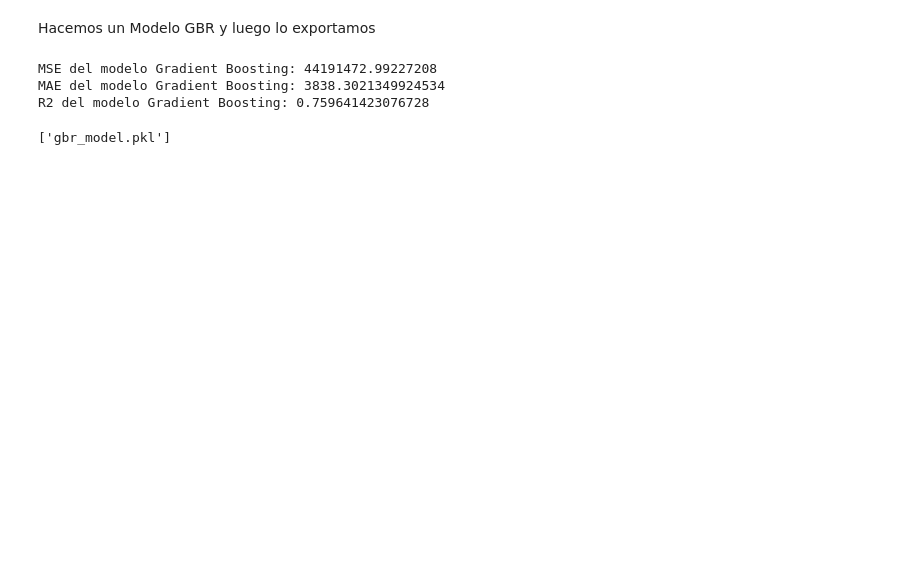
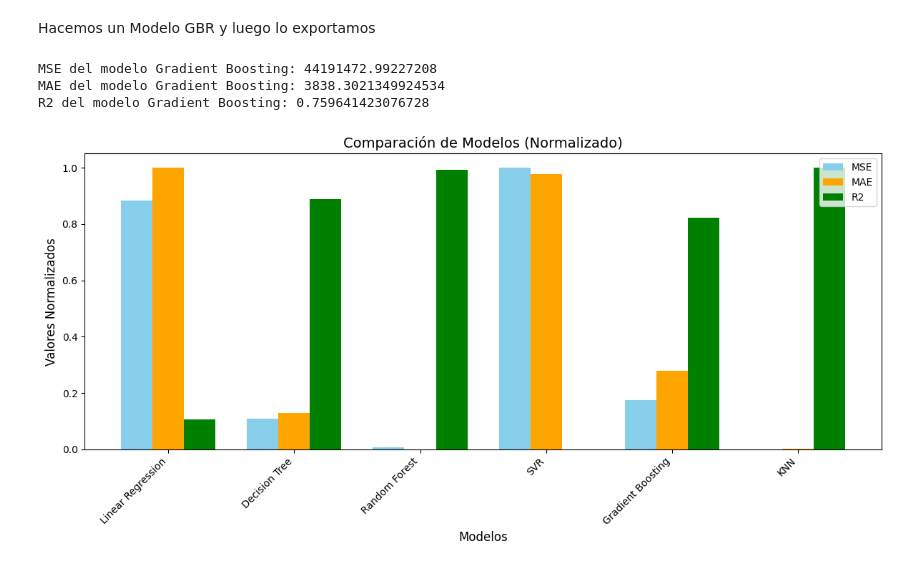
Before and after one commit to SergioChalela/Predicciones-Aguacates, a Jupyter notebook: notebooks/Entrenamiento_Evaluacion_supervisados.ipynb, the cells around one changed output. Cells and saved outputs as stored; diff of their text form; code cells hidden in the pictures; blank space fills up the shorter version.

```diff
--- a/notebooks/Entrenamiento_Evaluacion_supervisados.ipynb
+++ b/notebooks/Entrenamiento_Evaluacion_supervisados.ipynb
@@ -291,6 +285,49 @@ MSE del modelo Gradient Boosting: 44191472.99227208
 MAE del modelo Gradient Boosting: 3838.3021349924534
 R2 del modelo Gradient Boosting: 0.759641423076728
 # %%
-joblib.dump(gbr_model, 'gbr_model.pkl')
+#joblib.dump(gbr_model, 'gbr_model.pkl')
-# %% [output]
-['gbr_model.pkl']
+# %%
+from sklearn.preprocessing import MinMaxScaler
+import pandas as pd
+import matplotlib.pyplot as plt
+import numpy as np
+
+# Crear DataFrame con los resultados
+data = {
+    "Modelo": ["Linear Regression", "Decision Tree", "Random Forest", "SVR", "Gradient Boosting", "KNN"],
+    "MSE": [1.459835e+08, 3.465842e+07, 1.999450e+07, 1.628228e+08, 4.419147e+07, 1.891922e+07],
+    "MAE": [7661.27, 3043.86, 2354.22, 7542.50, 3838.30, 2368.78],
+    "R2": [0.205992, 0.811492, 0.891249, 0.123301, 0.759641, 0.897098]
+}
+
+df_results = pd.DataFrame(data)
+
+# Normalizar métricas
+scaler = MinMaxScaler()
+normalized_metrics = scaler.fit_transform(df_results[["MSE", "MAE", "R2"]])
+normalized_df = pd.DataFrame(normalized_metrics, columns=["MSE", "MAE", "R2"])
+normalized_df["Modelo"] = df_results["Modelo"]
+
+# Configuración del gráfico
+fig, ax = plt.subplots(figsize=(12, 6))
+width = 0.25  # Ancho de las barras
+x = np.arange(len(normalized_df["Modelo"]))
+
+# Dibujar las barras para cada métrica
+ax.bar(x - width, normalized_df["MSE"], width, label="MSE", color="skyblue")
+ax.bar(x, normalized_df["MAE"], width, label="MAE", color="orange")
+ax.bar(x + width, normalized_df["R2"], width, label="R2", color="green")
+
+# Agregar etiquetas y título
+ax.set_xlabel("Modelos", fontsize=12)
+ax.set_ylabel("Valores Normalizados", fontsize=12)
+ax.set_title("Comparación de Modelos (Normalizado)", fontsize=14)
+ax.set_xticks(x)
+ax.set_xticklabels(normalized_df["Modelo"], rotation=45, ha="right", fontsize=10)
+ax.legend()
+
+# Mostrar el gráfico
+plt.tight_layout()
+plt.show()
+# %% [output]
+[figure, added]
```
Also changed, not shown: parts of 8 cells of this notebook, 4 other files.
